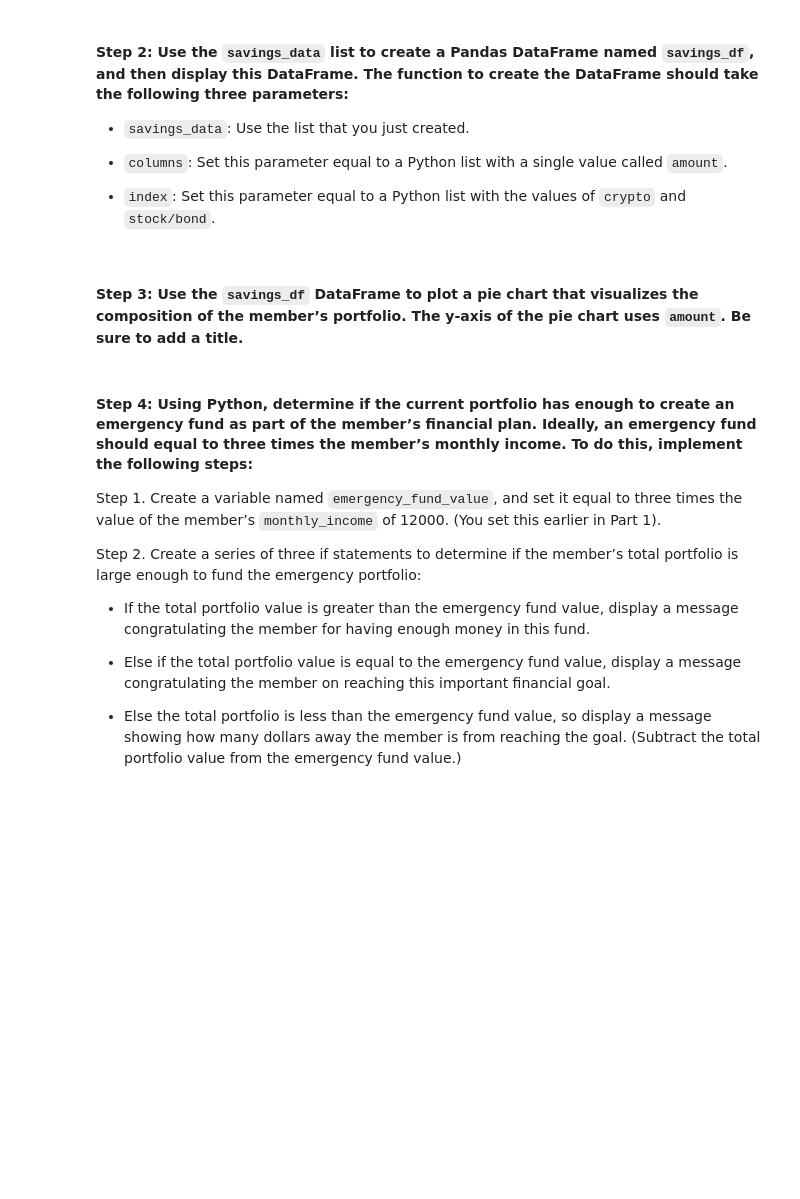
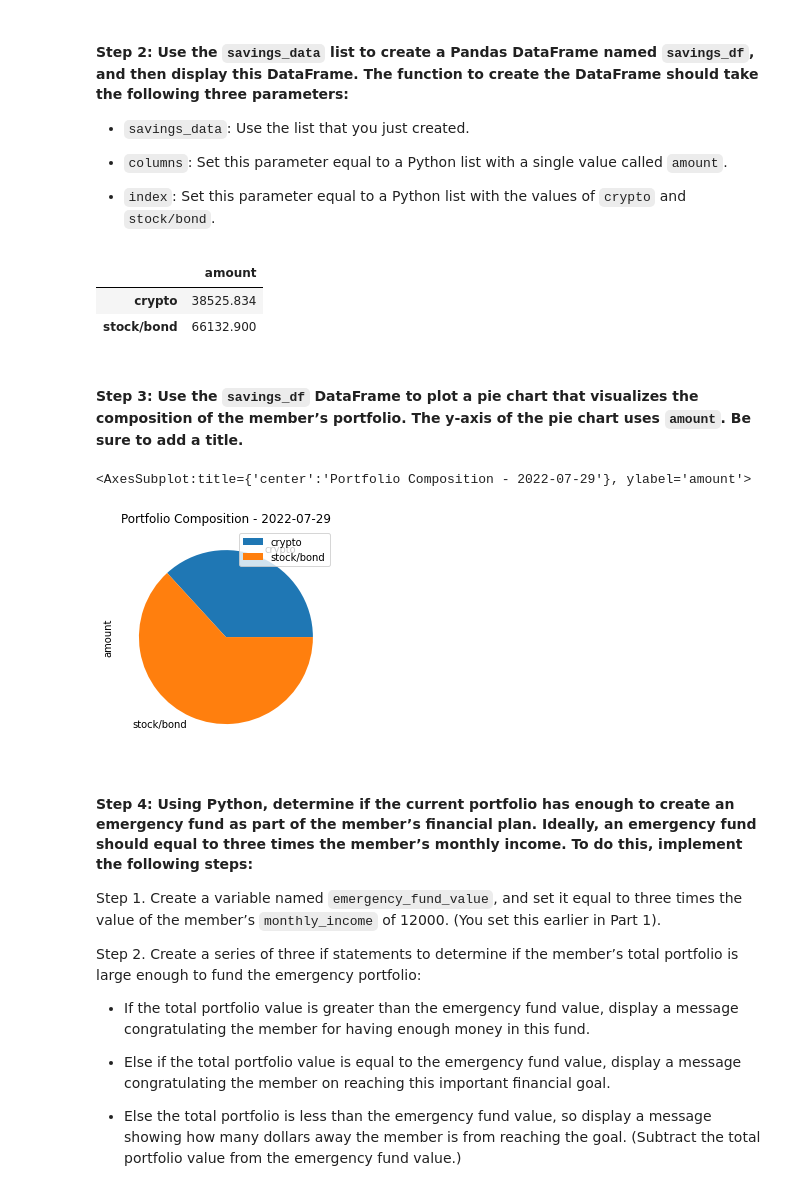
Before and after one commit to Super-Saiyan-Carl/financial_planners, a Jupyter notebook: Starter_Code/financial_planning_tools.ipynb, the cells around one changed output. Saved outputs shown, nothing was run; the diff lists cells and outputs as text; code cells hidden in the pictures; blank space fills up the shorter version.

```diff
--- a/Starter_Code/financial_planning_tools.ipynb
+++ b/Starter_Code/financial_planning_tools.ipynb
@@ -273,6 +282,6 @@ agg_value = # YOUR CODE HERE
 # %%
 # Calculate the current value of the stock portion of the portfolio
-spy_value = # YOUR CODE HERE
+spy_value = spy_shares*spy_close_price
 
 # Print the current value of the stock portfolio
-# YOUR CODE HERE
+print(f"The current value of the stock portfolio is ${spy_value: .2f}.")
@@ -279,6 +290,6 @@ spy_value = # YOUR CODE HERE
 # %%
 # Calculate the total value of the stock and bond portion of the portfolio
-total_stocks_bonds = # YOUR CODE HERE
+total_stocks_bonds = agg_value + spy_value
 
 # Print the current balance of the stock and bond portion of the portfolio
-# YOUR CODE HERE
+print(f"The current value of the stock and bondportfolio is ${total_stocks_bonds: .2f}.")
@@ -321,7 +336,7 @@ In this section, you’ll use the valuations for the cryptocurrency wallet and f
 #### Step 1: Create a Python list named `savings_data` that has two elements. The first element contains the total value of the cryptocurrency wallet. The second element contains the total value of the stock and bond portions of the portfolio.
 # %%
 # Consolidate financial assets data into a Python list
-# YOUR CODE HERE
+savings_data = [total_crypto_wallet, total_stocks_bonds]
 
 # Review the Python list savings_data
-# YOUR CODE HERE
+savings_data
@@ -335,15 +352,22 @@ In this section, you’ll use the valuations for the cryptocurrency wallet and f
 - `index`: Set this parameter equal to a Python list with the values of `crypto` and `stock/bond`.
 # %%
 # Create a Pandas DataFrame called savings_df
-# YOUR CODE HERE
+savings_df = pd.DataFrame(savings_data, columns=['amount'], index=['crypto', 'stock/bond'])
 
 # Display the savings_df DataFrame
-# YOUR CODE HERE
+savings_df
+# %% [output]
+|  | amount |
+| crypto | 38525.834 |
+| stock/bond | 66132.900 |
 # %% [markdown]
 #### Step 3: Use the `savings_df` DataFrame to plot a pie chart that visualizes the composition of the member’s portfolio. The y-axis of the pie chart uses `amount`. Be sure to add a title.
 # %%
 # Plot the total value of the member's portfolio (crypto and stock/bond) in a pie chart
-# YOUR CODE HERE
+savings_df.plot.pie(y='amount', title='Portfolio Composition - 2022-07-29')
+# %% [output]
+<AxesSubplot:title={'center':'Portfolio Composition - 2022-07-29'}, ylabel='amount'>
+[figure, added]
 # %% [markdown]
 #### Step 4: Using Python, determine if the current portfolio has enough to create an emergency fund as part of the member’s financial plan. Ideally, an emergency fund should equal to three times the member’s monthly income. To do this, implement the following steps:
 
```
Also changed, not shown: parts of 31 cells of this notebook.
